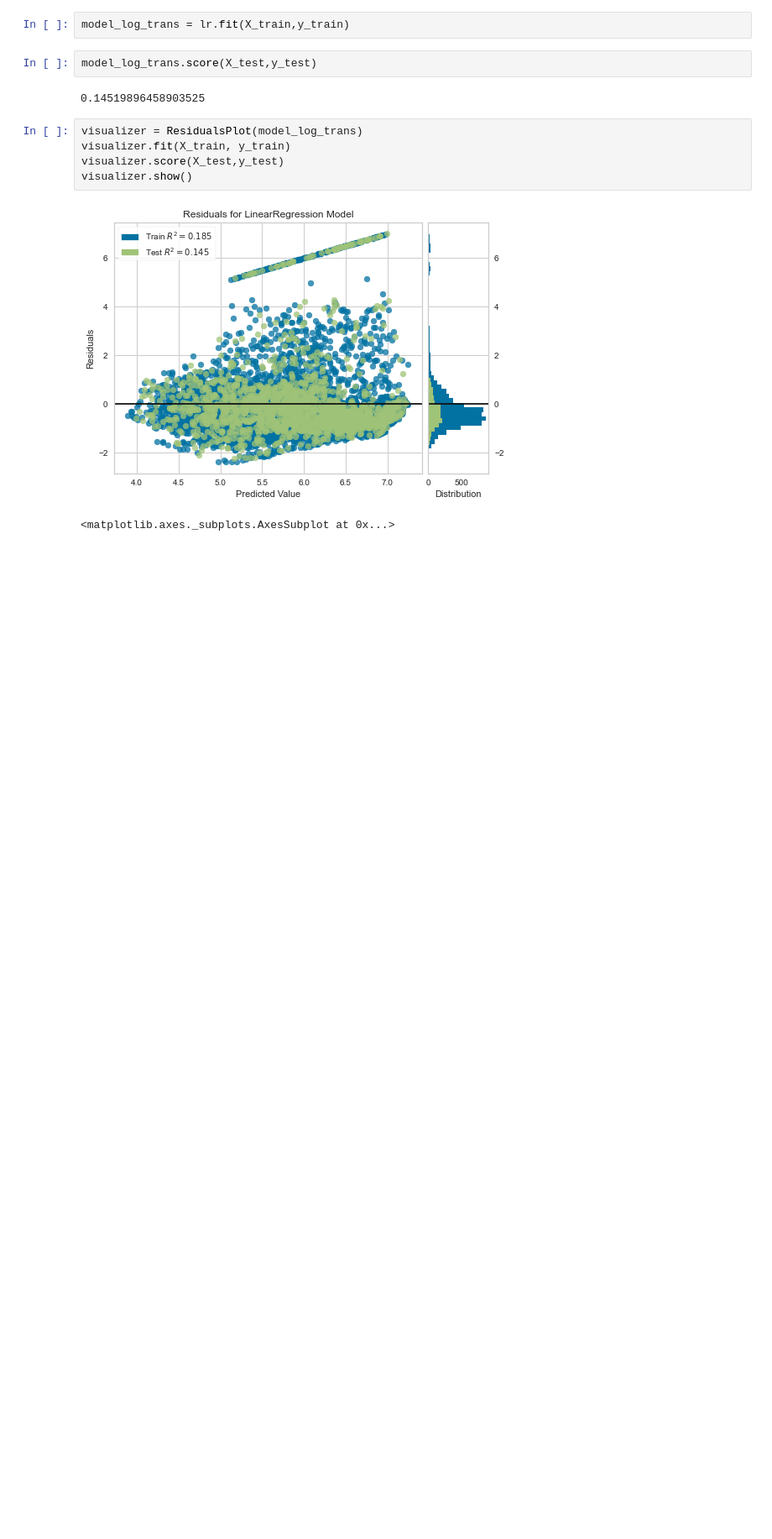
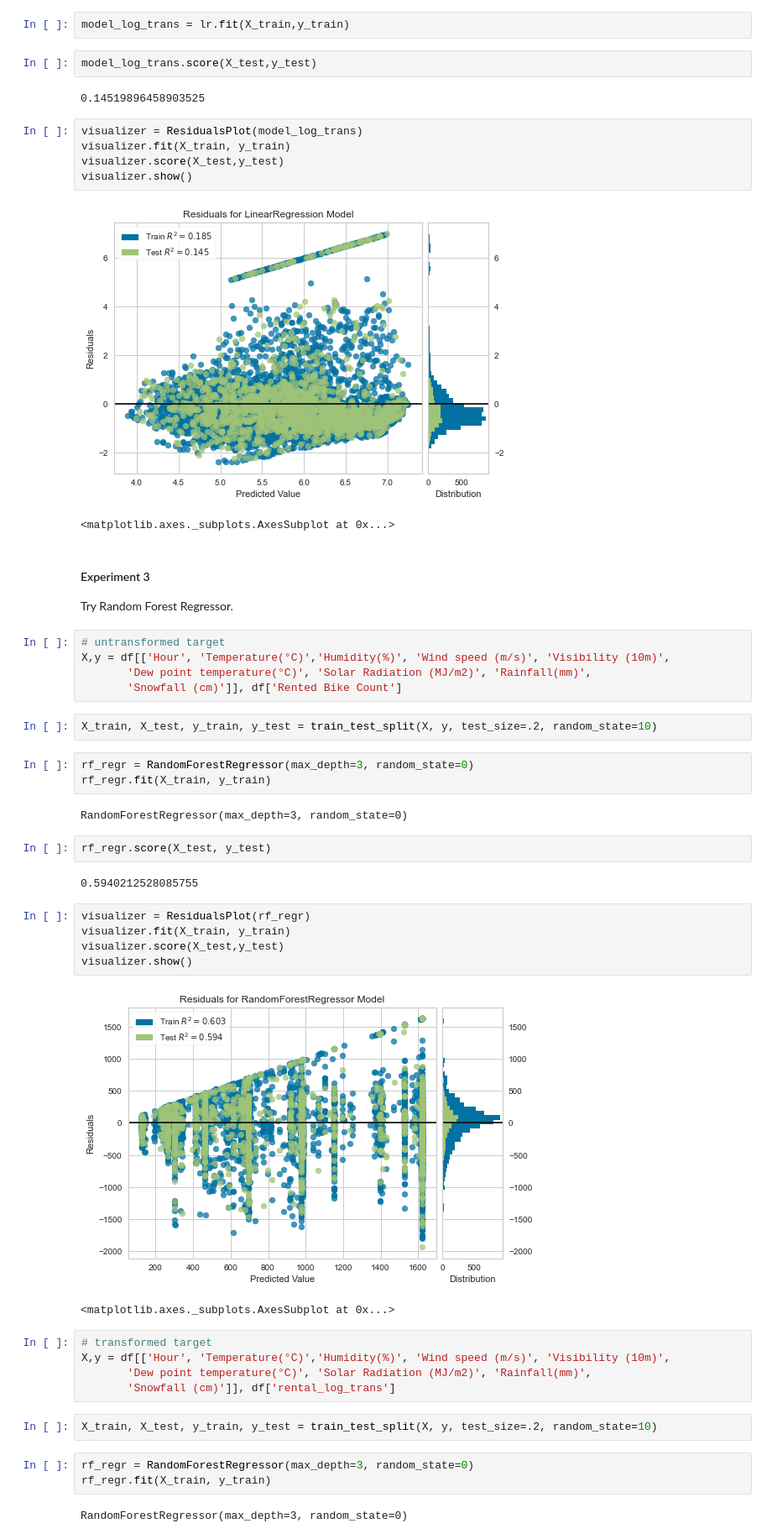
Before and after one commit to tahentx/bikeshare, a Jupyter notebook: bikeshare_development2.ipynb, the cells around one changed output. Shown: that part at 84% size. Saved outputs shown, nothing was run; the diff lists cells and outputs as text; blank space fills up the shorter version.

Commit message:
implement random forest regressor, with and without transformed target

```diff
--- a/bikeshare_development2.ipynb
+++ b/bikeshare_development2.ipynb
@@ -94,3 +98,43 @@ visualizer.show()
 # %% [output]
 [figure]
 <matplotlib.axes._subplots.AxesSubplot at 0x...>
+# %% [markdown]
+#### Experiment 3
+
+Try Random Forest Regressor.
+# %%
+# untransformed target
+X,y = df[['Hour', 'Temperature(°C)','Humidity(%)', 'Wind speed (m/s)', 'Visibility (10m)',
+       'Dew point temperature(°C)', 'Solar Radiation (MJ/m2)', 'Rainfall(mm)',
+       'Snowfall (cm)']], df['Rented Bike Count']
+# %%
+X_train, X_test, y_train, y_test = train_test_split(X, y, test_size=.2, random_state=10)
+# %%
+rf_regr = RandomForestRegressor(max_depth=3, random_state=0)
+rf_regr.fit(X_train, y_train)
+# %% [output]
+RandomForestRegressor(max_depth=3, random_state=0)
+# %%
+rf_regr.score(X_test, y_test)
+# %% [output]
+0.5940212528085755
+# %%
+visualizer = ResidualsPlot(rf_regr)
+visualizer.fit(X_train, y_train)
+visualizer.score(X_test,y_test)
+visualizer.show()
+# %% [output]
+[figure, added]
+<matplotlib.axes._subplots.AxesSubplot at 0x...>
+# %%
+# transformed target
+X,y = df[['Hour', 'Temperature(°C)','Humidity(%)', 'Wind speed (m/s)', 'Visibility (10m)',
+       'Dew point temperature(°C)', 'Solar Radiation (MJ/m2)', 'Rainfall(mm)',
+       'Snowfall (cm)']], df['rental_log_trans']
+# %%
+X_train, X_test, y_train, y_test = train_test_split(X, y, test_size=.2, random_state=10)
+# %%
+rf_regr = RandomForestRegressor(max_depth=3, random_state=0)
+rf_regr.fit(X_train, y_train)
+# %% [output]
+RandomForestRegressor(max_depth=3, random_state=0)
```
Also changed, not shown: parts of 4 cells of this notebook.
